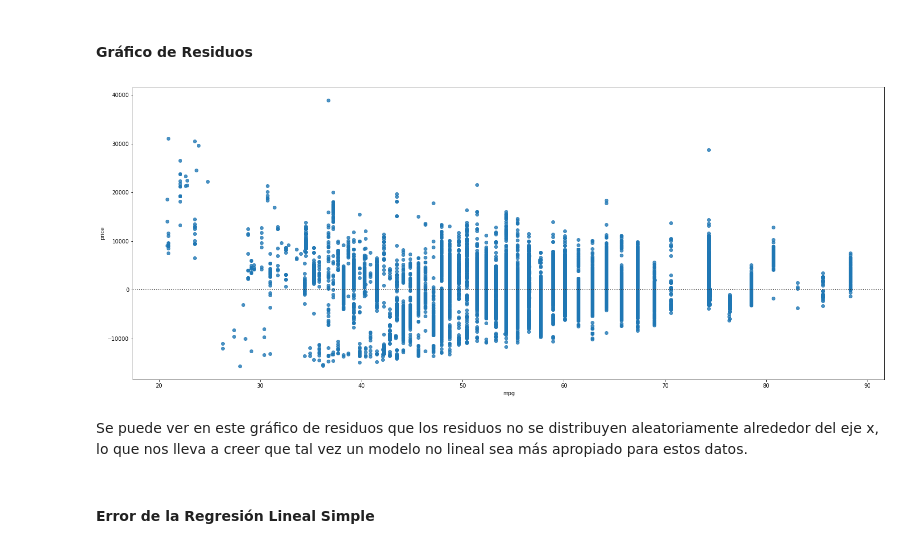
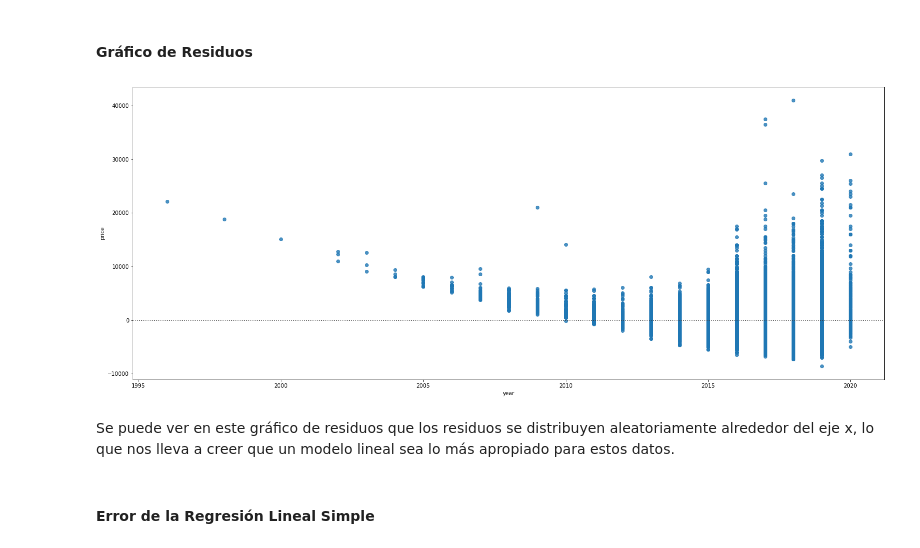
Before and after one commit to FranciscoJavierSG/Tarea4-Python, a Jupyter notebook: Tarea4_Python.ipynb, the cells around one changed output. Saved outputs shown, nothing was run; the diff lists cells and outputs as text; code cells hidden in the pictures.

```diff
--- a/Tarea4_Python.ipynb
+++ b/Tarea4_Python.ipynb
@@ -207,13 +231,13 @@ Como los datos están demasiado alejados de la línea, este modelo lineal podrí
 # %%
 ancho = 25
 alto = 10
 plt.figure(figsize=(ancho, alto))
-sns.residplot(x=df['mpg'], y=df['price'])
+sns.residplot(x=df['year'], y=df['price'])
 plt.show()
 # %% [output]
-[figure, old version]
+[figure, new version]
 # %% [markdown]
-Se puede ver en este gráfico de residuos que los residuos no se distribuyen aleatoriamente alrededor del eje x, lo que nos lleva a creer que tal vez un modelo no lineal sea más apropiado para estos datos.
+Se puede ver en este gráfico de residuos que los residuos se distribuyen aleatoriamente alrededor del eje x, lo que nos lleva a creer que un modelo lineal sea lo más apropiado para estos datos.
 # %% [markdown]
 #### Error de la Regresión Lineal Simple
 # %% [markdown]
```
Also changed, not shown: parts of 97 cells of this notebook.
